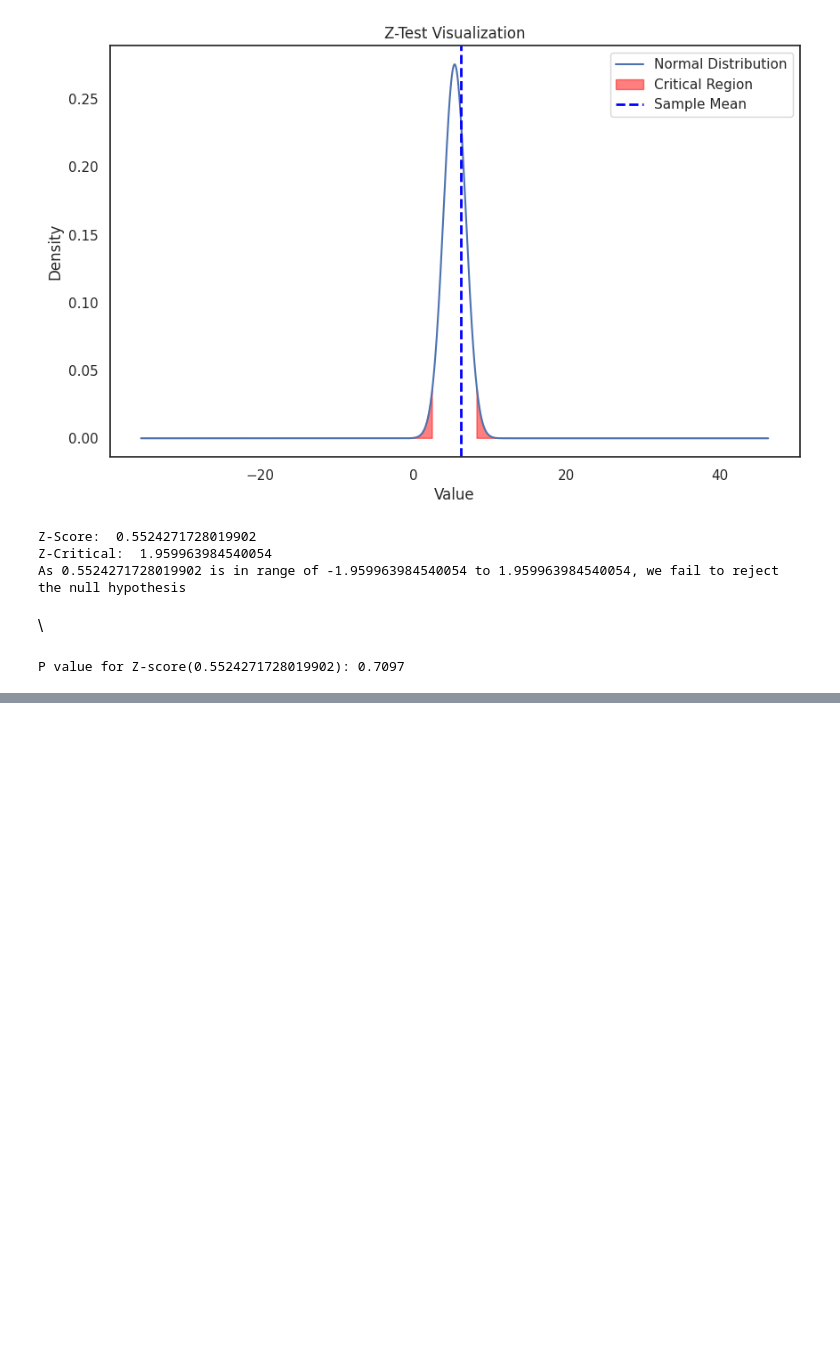
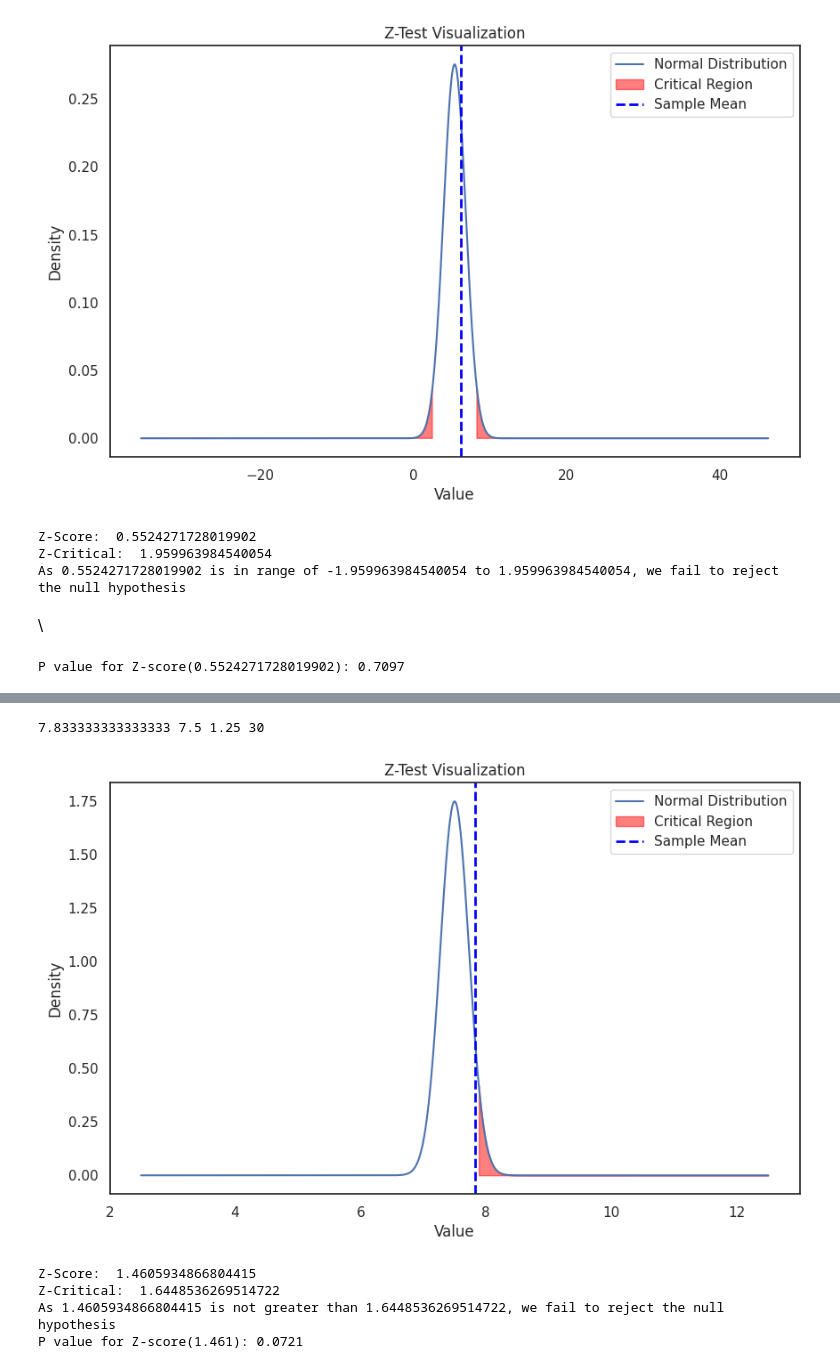
Before and after one commit to sauravkokane/Data-Science-Training, a Jupyter notebook: Z_testing_and_P_value.ipynb, the cells around one changed output, grey strips where cells are left out. Drawn from its saved outputs; the diff is of its cells as text; code cells hidden in the pictures; blank space fills up the shorter version.

```diff
--- a/Z_testing_and_P_value.ipynb
+++ b/Z_testing_and_P_value.ipynb
@@ -375,0 +398,22 @@ P value for Z-score(0.5524271728019902): 0.7097
+# %%
+weights = [
+    5.5, 5.9, 6.0, 6.0, 6.1, 6.5, 6.5, 6.8, 7.0, 7.2,
+    7.4, 7.5, 7.5, 7.6, 7.7, 7.7, 7.8, 7.9, 8.0, 8.0,
+    8.2, 8.3, 8.5, 8.9, 9.0, 9.1, 9.4, 10.0, 11.0, 12.0
+]
+mu = 7.5
+sigma = 1.25
+n = 30
+x_bar = stat.mean(weights)
+alpha = 0.05
+print(x_bar, mu,sigma, len(weights) )
+visualize_z_test(mu=mu, std_dev=sigma, sample_size=n, sample_mean=x_bar, significance=alpha, tailed=1)
+z_score, _ = z_test(mu=mu, std_dev=sigma, sample_size=n, sample_mean=x_bar, significance=alpha, tailed=1)
+print(f"P value for Z-score({z_score:.3f}): {p_value(z_score=z_score, tailed=1)}")
+# %% [output]
+7.833333333333333 7.5 1.25 30
+[figure, added]
+Z-Score:  1.4605934866804415
+Z-Critical:  1.6448536269514722
+As 1.4605934866804415 is not greater than 1.6448536269514722, we fail to reject the null hypothesis
+P value for Z-score(1.461): 0.0721
```
Also changed, not shown: parts of 5 cells of this notebook.
